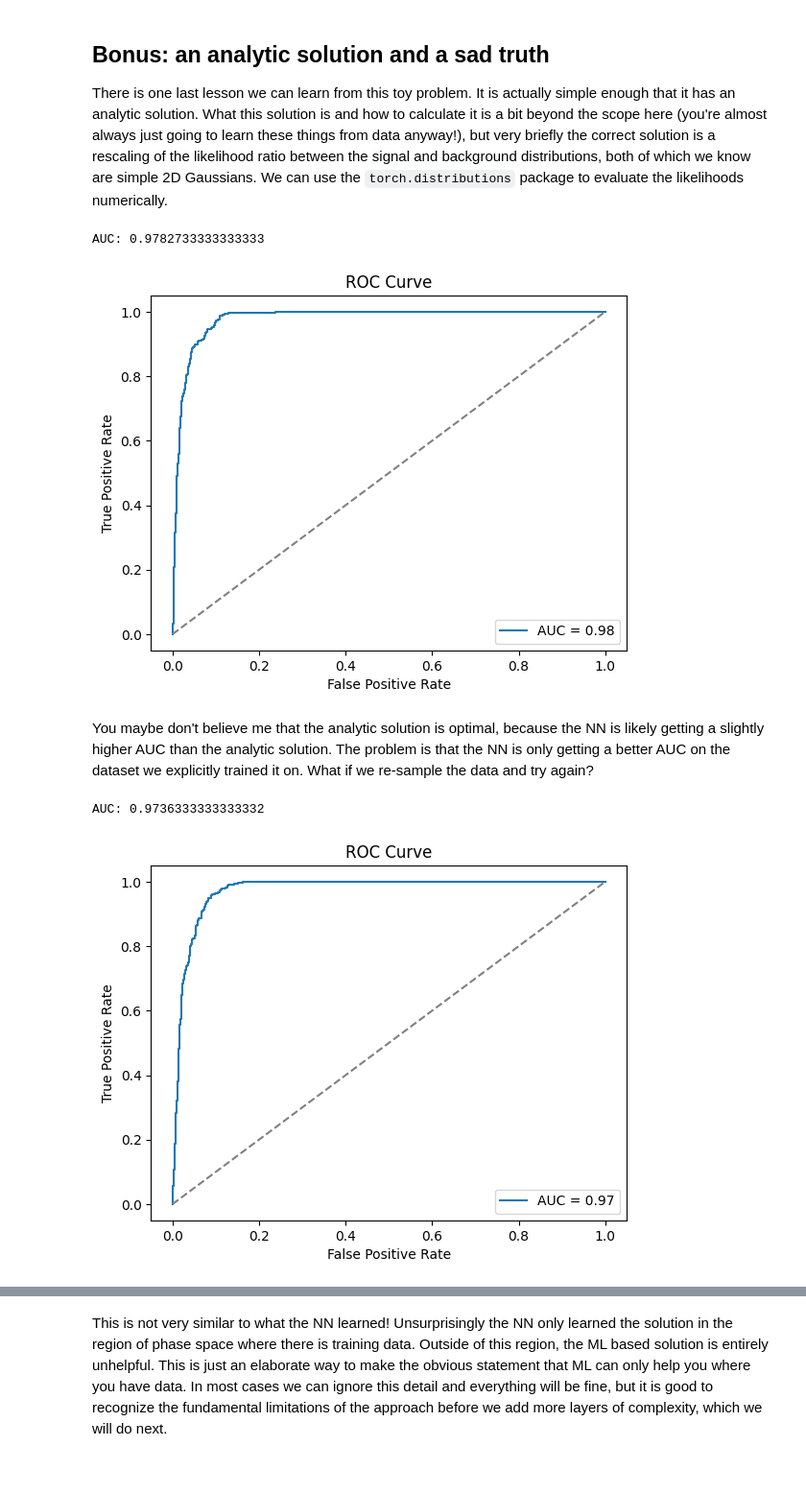
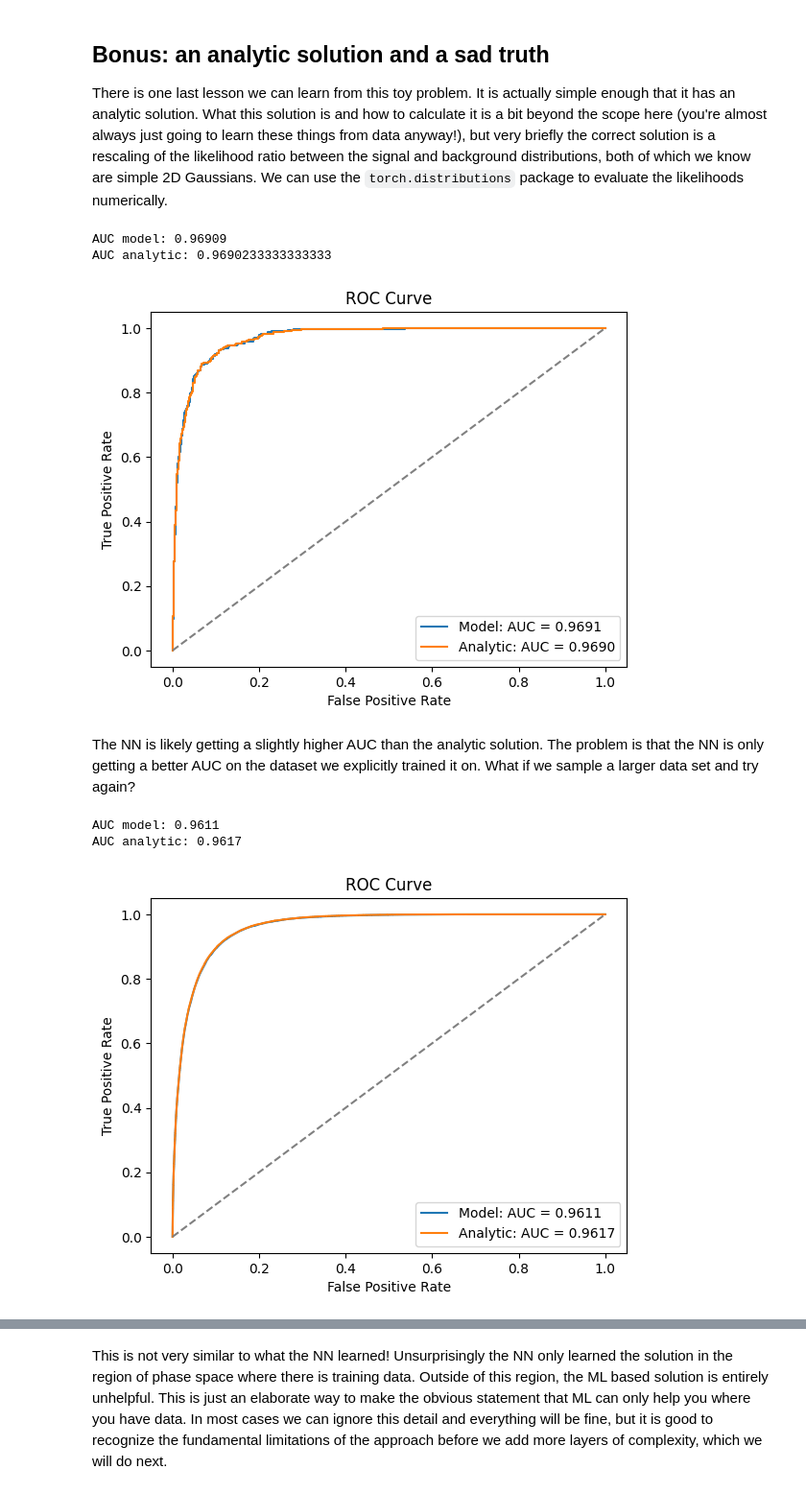
Before and after one commit to mohummudh/2025-lbnl, a Jupyter notebook: sessions/day1/intro_ml_tutorial_part1.ipynb, the cells around one changed output, grey strips where cells are left out. Shown at 96% size. Cells and saved outputs as stored; diff of their text form; code cells hidden in the pictures.

```diff
--- a/sessions/day1/intro_ml_tutorial_part1.ipynb
+++ b/sessions/day1/intro_ml_tutorial_part1.ipynb
@@ -226,13 +227,16 @@ We'll do this using numpy, and then covert to PyTorch tensors later
 # We will call the Gaussian with mean 0 and variance 1 background, and a Gaussian with mean 2 and variance 0.5 signal
 # Note we have a diagonal covariance matrix, so the two dimensions are uncorrelated. Make this more complicated if you want to!
 
+bkg_dist = torch.distributions.MultivariateNormal(loc=torch.tensor([0.0, 0.0]), covariance_matrix=torch.tensor([[1.0, 0.0], [0.0, 1.0]]))
+sig_dist = torch.distributions.MultivariateNormal(loc=torch.tensor([1.5, 1.5]), covariance_matrix=torch.tensor([[0.5, 0.0], [0.0, 0.5]]))
+
 # input_bkg is 500 samples from a gaussian of N(0,1)
 N_bkg = 1000
-input_bkg = np.random.normal(0, 1, (N_bkg, 2)).astype(dtype=np.float32)
+input_bkg = bkg_dist.sample((N_bkg,))
 
 # input_sig is 500 samples from a gaussian of N(1.5,0.5)
 N_sig = 300
-input_sig = np.random.normal(1.5, 0.5, (N_sig, 2)).astype(dtype=np.float32)
+input_sig = sig_dist.sample((N_sig,))
 
 # Plot input_x1 and input_x2
 plt.plot(input_bkg[:, 0], input_bkg[:, 1], '.', alpha=0.5, label="input bkg")
@@ -249,7 +253,7 @@ plt.show()
 # We know what points are samples from which distribution, but in real world examples we don't, so let's pretend and put the data together in a single array.
 # This data will be used as input to machine learning models in what follows.
 
-input_x = np.concatenate([input_bkg, input_sig], axis=0)
+input_x = torch.cat([input_bkg, input_sig], dim=0)
 
 # Plot input_x
 
@@ -266,10 +270,10 @@ plt.show()
 # In supervised learning, we have a dataset with class labels that we can use to calculate a loss function and train the model.
 # Let's build these labels.
 
-label_bkg = np.zeros(input_bkg.shape[0])  # Assign label 0 to input_x1
-label_sig = np.ones(input_sig.shape[0])  # Assign label 1 to input_x2
+label_bkg = torch.zeros(input_bkg.shape[0])  # Assign label 0 to input_x1
+label_sig = torch.ones(input_sig.shape[0])  # Assign label 1 to input_x2
 
-input_y = np.concatenate([label_bkg, label_sig], axis=0).reshape(-1, 1)
+input_y = torch.cat([label_bkg, label_sig], dim=0).unsqueeze(-1)
 
 # Plot input_y on the z-axis
 
@@ -286,7 +290,3 @@ plt.show()
-# %%
-# As a last step, let's move the data and labels into PyTorch tensors
-input_x = torch.tensor(input_x, dtype=torch.float32)
-input_y = torch.tensor(input_y, dtype=torch.float32)
 # %% [markdown]
 Now we have some data.
 Let's see what we can do with PyTorch's gradients, first starting with a very simple linear model.
@@ -637,14 +613,16 @@ def analytic_solution(x):
 analytic_pred = analytic_solution(input_x)
 
 # Calculate the ROC curve
-fpr, tpr, thresholds = sklearn.metrics.roc_curve(input_y, analytic_pred)
+fpr_analytic, tpr_analytic, thresholds_analytic = sklearn.metrics.roc_curve(input_y, analytic_pred)
 
 # Calculate the AUC
-auc = sklearn.metrics.auc(fpr, tpr)
-print(f"AUC: {auc}")
+auc_analytic = sklearn.metrics.auc(fpr_analytic, tpr_analytic)
+print(f"AUC model: {auc_nn}")
+print(f"AUC analytic: {auc_analytic}")
 
 # Plot the ROC curve
-plt.plot(fpr, tpr, label=f"AUC = {auc:.2f}")
+plt.plot(fpr_nn, tpr_nn, label=f"Model: AUC = {auc_nn:.4f}")
+plt.plot(fpr_analytic, tpr_analytic, label=f"Analytic: AUC = {auc_analytic:.4f}")
 plt.plot([0, 1], [0, 1], linestyle='--', color='gray')
 plt.xlabel('False Positive Rate')
 plt.ylabel('True Positive Rate')
@@ -652,37 +630,44 @@ plt.title('ROC Curve')
 plt.legend()
 plt.show()
 # %% [output]
-AUC: 0.9782733333333333
+AUC model: 0.96909
+AUC analytic: 0.9690233333333333
-[figure, old version]
+[figure, new version]
 # %% [markdown]
-You maybe don't believe me that the analytic solution is optimal, because the NN is likely getting a slightly higher AUC than the analytic solution. The problem is that the NN is only getting a better AUC on the dataset we explicitly trained it on. What if we re-sample the data and try again?
+The NN is likely getting a slightly higher AUC than the analytic solution. The problem is that the NN is only getting a better AUC on the dataset we explicitly trained it on. What if we sample a larger data set and try again?
 # %%
 # Let's try resampling the data
-input_bkg = np.random.normal(0, 1, (N_bkg, 2)).astype(dtype=np.float32)
-input_sig = np.random.normal(1.5, 0.5, (N_sig, 2)).astype(dtype=np.float32)
-input_x = np.concatenate([input_bkg, input_sig], axis=0)
-input_y = np.concatenate([np.zeros(N_bkg), np.ones(N_sig)], axis=0).reshape(-1, 1)
-input_x = torch.tensor(input_x, dtype=torch.float32)
-input_y = torch.tensor(input_y, dtype=torch.float32)
-pred_resampled = model(input_x).detach().numpy()
+N_bkg = 100000
+N_sig = 30000
+input_bkg = bkg_dist.sample((N_bkg,))
+input_sig = sig_dist.sample((N_sig,))
+input_x = torch.cat([input_bkg, input_sig], dim=0)
+input_y = torch.cat([torch.zeros(N_bkg), torch.ones(N_sig)], dim=0)
+analytic_pred = analytic_solution(input_x)
+nn_pred = model(input_x).detach().numpy()
 
 # Calculate the ROC curve
-fpr, tpr, thresholds = sklearn.metrics.roc_curve(input_y, pred_resampled)
+fpr_analytic, tpr_analytic, thresholds_analytic = sklearn.metrics.roc_curve(input_y, analytic_pred)
+fpr_nn, tpr_nn, thresholds_nn = sklearn.metrics.roc_curve(input_y, nn_pred)
 
 # Calculate the AUC
-auc = sklearn.metrics.auc(fpr, tpr)
-print(f"AUC: {auc}")
+auc_analytic = sklearn.metrics.auc(fpr_analytic, tpr_analytic)
+auc_nn = sklearn.metrics.auc(fpr_nn, tpr_nn)
+print(f"AUC model: {auc_nn:.4f}")
+print(f"AUC analytic: {auc_analytic:.4f}")
 
 # Plot the ROC curve
-plt.plot(fpr, tpr, label=f"AUC = {auc:.2f}")
+plt.plot(fpr_nn, tpr_nn, label=f"Model: AUC = {auc_nn:.4f}")
+plt.plot(fpr_analytic, tpr_analytic, label=f"Analytic: AUC = {auc_analytic:.4f}")
 plt.plot([0, 1], [0, 1], linestyle='--', color='gray')
 plt.xlabel('False Positive Rate')
 plt.ylabel('True Positive Rate')
 plt.title('ROC Curve')
 plt.legend()
 plt.show()
 # %% [output]
-AUC: 0.9736333333333332
+AUC model: 0.9611
+AUC analytic: 0.9617
-[figure, old version]
+[figure, new version]
 # %% [markdown]
 Now you should see the the model's AUC is a bit lower than the analytic solution.
```
Also changed, not shown: parts of 23 cells of this notebook.
